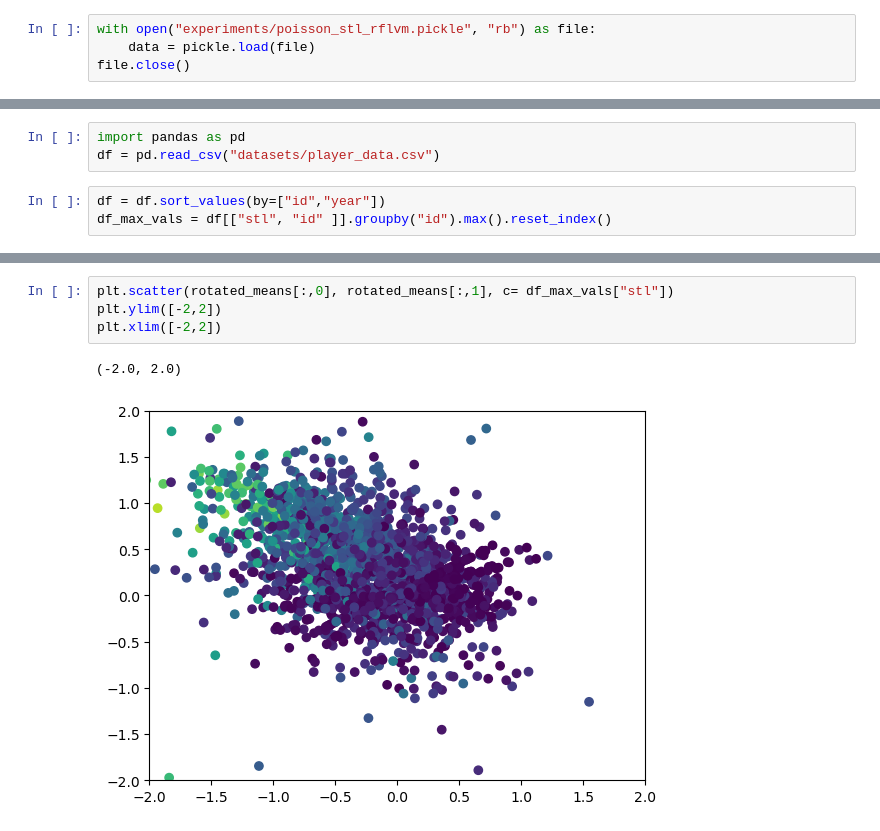
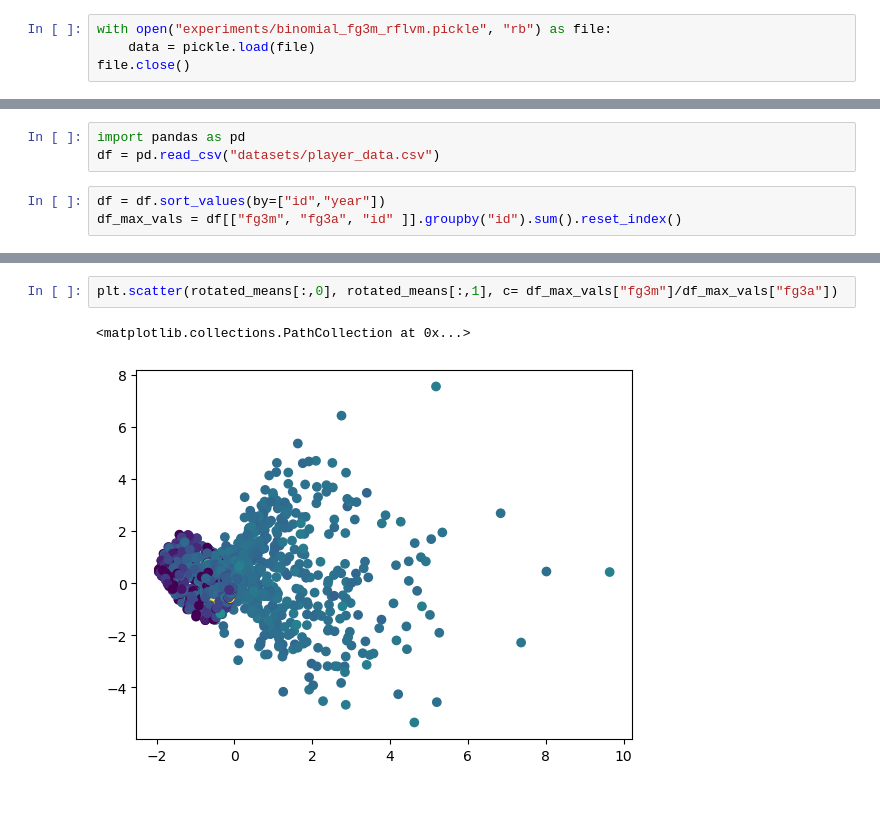
Before and after one commit to gwgundersen/rflvm, a Jupyter notebook: LatentFactor.ipynb, the cells around one changed output, grey strips where cells are left out. Saved outputs shown, nothing was run; the diff lists cells and outputs as text; blank space fills up the shorter version.

Commit message:
added the binomial learning module

```diff
--- a/LatentFactor.ipynb
+++ b/LatentFactor.ipynb
@@ -3,7 +3,7 @@ import numpy as np
 import pickle
 import matplotlib.pyplot as plt
 # %%
-with open("experiments/poisson_stl_rflvm.pickle", "rb") as file:
+with open("experiments/binomial_fg3m_rflvm.pickle", "rb") as file:
     data = pickle.load(file)
 file.close()
 # %%
@@ -62,4 +62,4 @@ import pandas as pd
 df = pd.read_csv("datasets/player_data.csv")
 # %%
 df = df.sort_values(by=["id","year"])
-df_max_vals = df[["stl", "id" ]].groupby("id").max().reset_index()
+df_max_vals = df[["fg3m", "fg3a", "id" ]].groupby("id").sum().reset_index()
@@ -66,7 +82,5 @@ df_max_vals = df[["stl", "id" ]].groupby("id").max().reset_index()
 # %%
-plt.scatter(rotated_means[:,0], rotated_means[:,1], c= df_max_vals["stl"])
-plt.ylim([-2,2])
-plt.xlim([-2,2])
+plt.scatter(rotated_means[:,0], rotated_means[:,1], c= df_max_vals["fg3m"]/df_max_vals["fg3a"])
 # %% [output]
-(-2.0, 2.0)
+<matplotlib.collections.PathCollection at 0x...>
-[figure, old version]
+[figure, new version]
```
Also changed, not shown: parts of 1 cell of this notebook, 4 other files.
